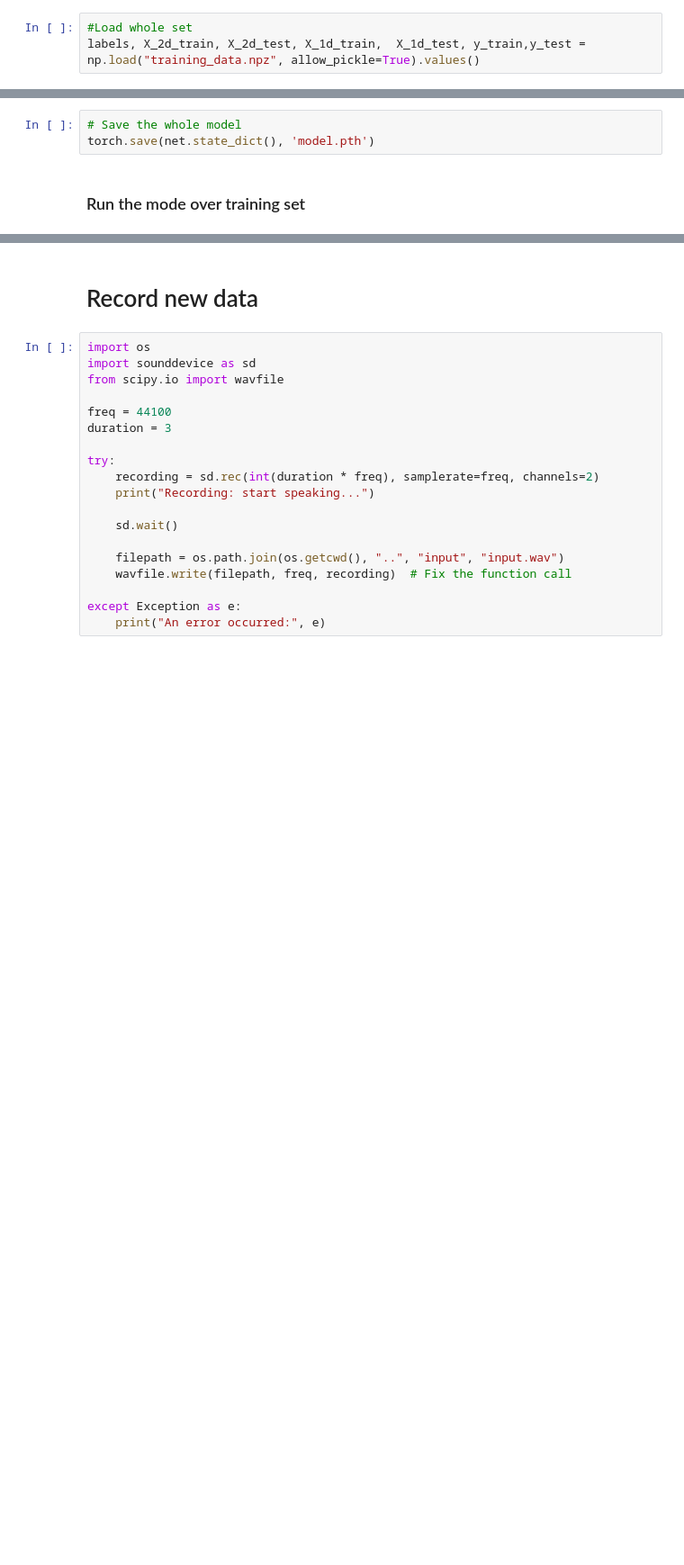
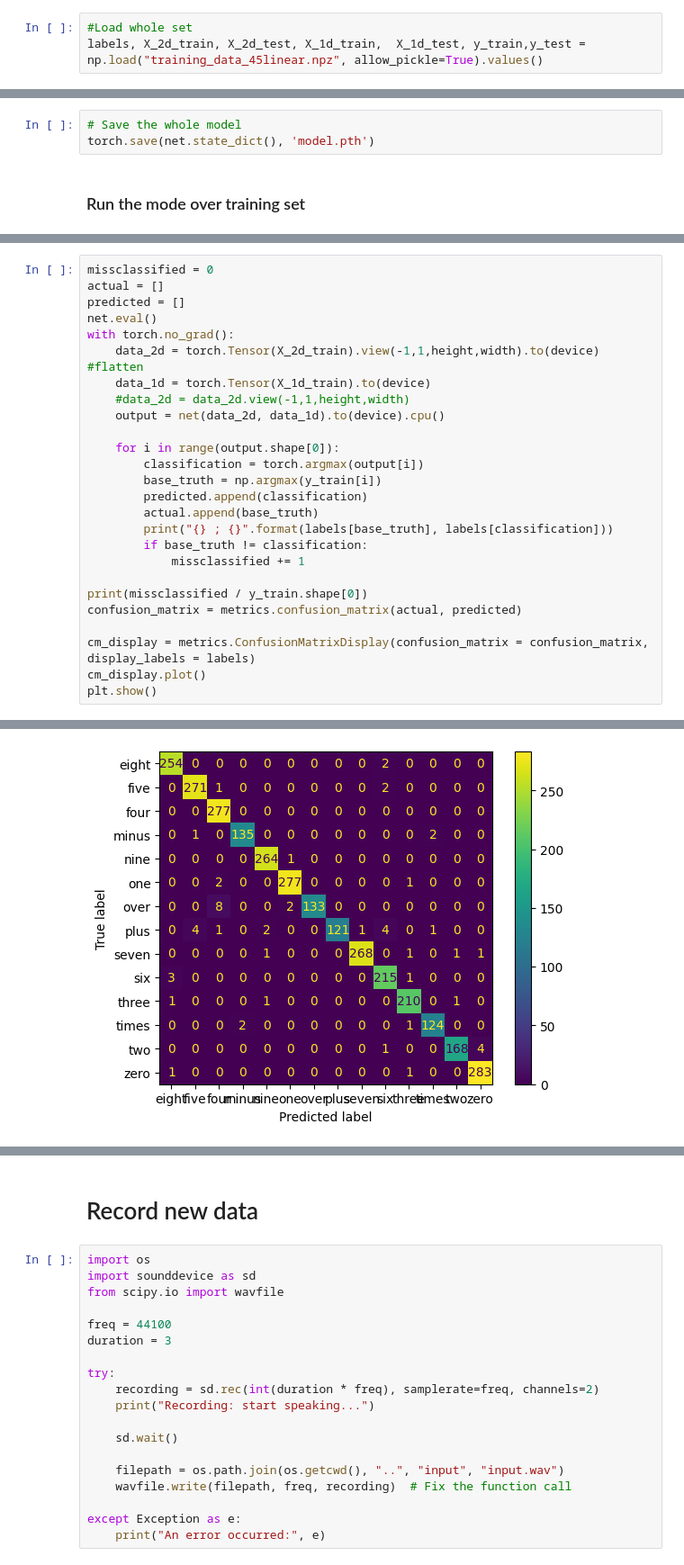
Before and after one commit to thebetar/IASRProject, a Jupyter notebook: model/src/main.ipynb, the cells around one changed output, grey strips where cells are left out. Shown at 90% size. Saved outputs shown, nothing was run; the diff lists cells and outputs as text; blank space fills up the shorter version.

```diff
--- a/model/src/main.ipynb
+++ b/model/src/main.ipynb
@@ -325,7 +330,7 @@ Task 3. Neural network
 labels, X_2d_train, X_2d_test, X_1d_train,  X_1d_test, y_train,y_test = np.load("training_data_reduced.npz", allow_pickle=True).values()
 # %%
 #Load whole set
-labels, X_2d_train, X_2d_test, X_1d_train,  X_1d_test, y_train,y_test = np.load("training_data.npz", allow_pickle=True).values()
+labels, X_2d_train, X_2d_test, X_1d_train,  X_1d_test, y_train,y_test = np.load("training_data_45linear.npz", allow_pickle=True).values()
 # %%
 print(y_train.shape)
 print(X_2d_train.shape)
@@ -512 +550,28 @@ Net(
 )
+# %%
+missclassified = 0
+actual = []
+predicted = []
+net.eval()
+with torch.no_grad():
+    data_2d = torch.Tensor(X_2d_train).view(-1,1,height,width).to(device) #flatten
+    data_1d = torch.Tensor(X_1d_train).to(device)
+    #data_2d = data_2d.view(-1,1,height,width)
+    output = net(data_2d, data_1d).to(device).cpu()
+
+    for i in range(output.shape[0]):
+        classification = torch.argmax(output[i])
+        base_truth = np.argmax(y_train[i])
+        predicted.append(classification)
+        actual.append(base_truth)
+        print("{} ; {}".format(labels[base_truth], labels[classification]))
+        if base_truth != classification:
+            missclassified += 1
+
+print(missclassified / y_train.shape[0])
+confusion_matrix = metrics.confusion_matrix(actual, predicted)
+
+cm_display = metrics.ConfusionMatrixDisplay(confusion_matrix = confusion_matrix, display_labels = labels)
+cm_display.plot()
+plt.show()
+# %% [output]
@@ -513,3 +595,4 @@ Net(
+[figure, added]
 # %%
 missclassified = 0
 actual = []
```
Also changed, not shown: parts of 13 cells of this notebook, 4 other files.
